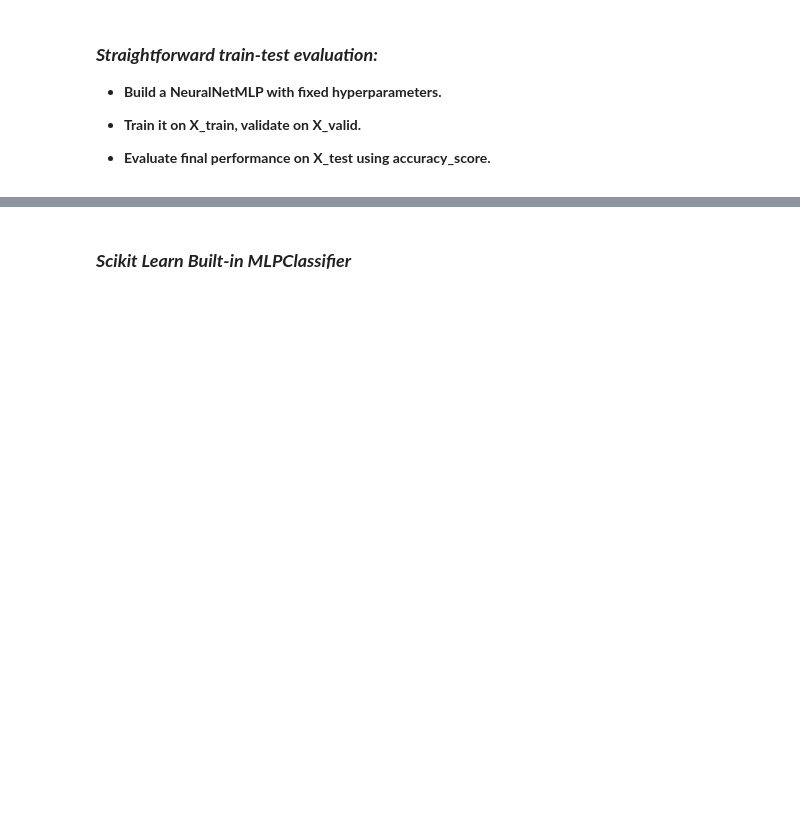
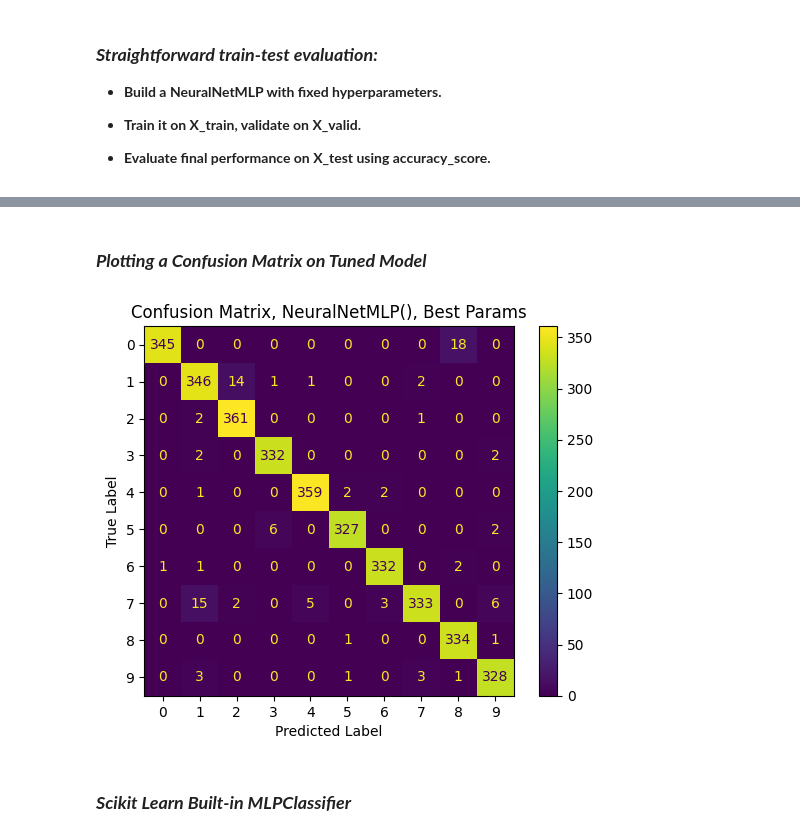
Before and after one commit to mahdavis2024/CS-projects, a Jupyter notebook: step10/CreateNN.ipynb, the cells around one changed output, grey strips where cells are left out. Cells and saved outputs as stored; diff of their text form; code cells hidden in the pictures; blank space fills up the shorter version.

```diff
--- a/step10/CreateNN.ipynb
+++ b/step10/CreateNN.ipynb
@@ -207,3 +197,14 @@ Shape of X_test:  (3498, 16),  shape of y_test:  (3498,)
+# %%
+from sklearn.preprocessing import MinMaxScaler
+
+# Normalize features to [0, 1]
+scaler = MinMaxScaler()
+X_train = scaler.fit_transform(X_train)
+X_valid = scaler.transform(X_valid)
+X_test = scaler.transform(X_test)
+
+## The result of fit_transform() is a NumPy array, not a DataFrame.
+## Scaler converts the structure!
 # %% [markdown]
 ### ***The book's Neural Network Multilayer Perceptron from scratch***
 # %%
@@ -553,3 +553,23 @@ plt.show()
+# %% [markdown]
+### ***Plotting a Confusion Matrix on Tuned Model***
+# %%
+from sklearn.metrics import confusion_matrix, ConfusionMatrixDisplay
+import matplotlib.pyplot as plt
+
+# Compute the confusion matrix
+cm = confusion_matrix(y_test, y_pred)
+
+# Create the display object
+disp = ConfusionMatrixDisplay(confusion_matrix=cm)
+
+# Plot it
+disp.plot()
+plt.title("Confusion Matrix, NeuralNetMLP(), Best Params")
+plt.xlabel("Predicted Label")
+plt.ylabel("True Label")
+plt.show()
+# %% [output]
+[figure, added]
 # %% [markdown]
 ### ***Scikit Learn Built-in MLPClassifier***
 # %%
```
Also changed, not shown: parts of 16 cells of this notebook.
